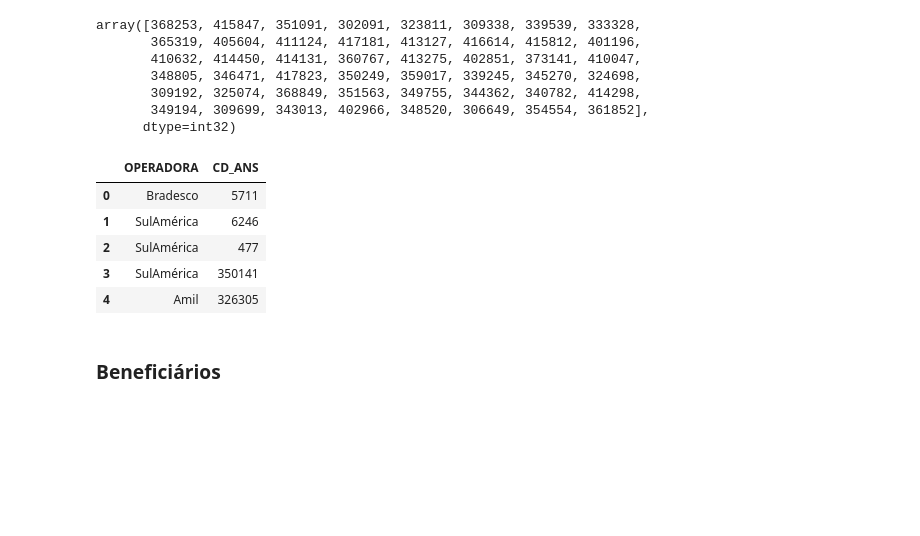
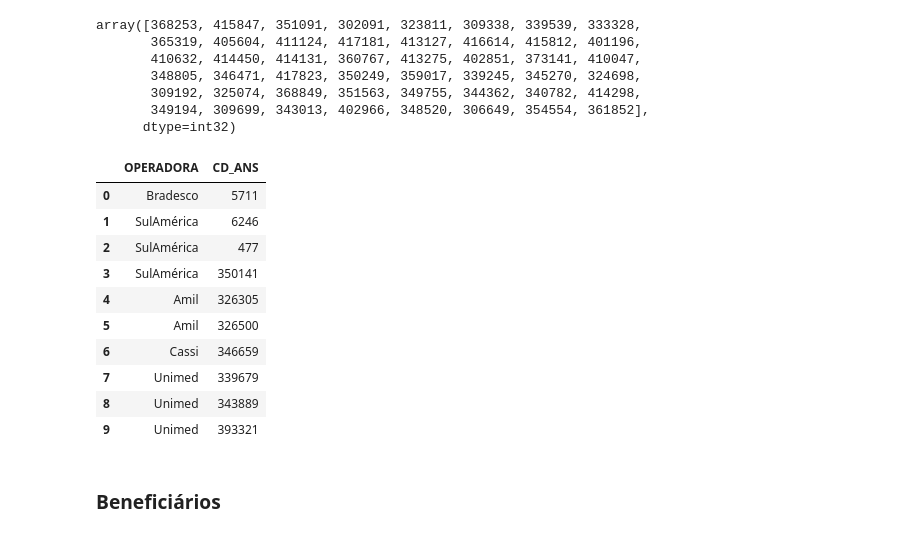
Before and after one commit to ianaraujo/ipcap-hapvida, a Jupyter notebook: beneficiarios.ipynb, the cells around one changed output. Saved outputs shown, nothing was run; the diff lists cells and outputs as text; code cells hidden in the pictures; blank space fills up the shorter version.

```diff
--- a/beneficiarios.ipynb
+++ b/beneficiarios.ipynb
@@ -87,18 +105,23 @@ unimed = [339679, 343889, 393321, 701, 352501]
 # %%
 ans_codes = {'Bradesco': bradesco, 'SulAmérica': sulamerica, 'Amil': amil, 'Cassi': cassi, 'Unimed': unimed, 'Hapvida': hapvida_codes, 'Intermédica': intermedica_codes}
 
 df_codes = pd.DataFrame(list(ans_codes.items()), columns=['OPERADORA', 'CD_ANS'])
 
 df_codes = df_codes.explode('CD_ANS').reset_index(drop=True)
 
-df_codes.head()
+df_codes.head(10)
 # %% [output]
 |  | OPERADORA | CD_ANS |
 | 0 | Bradesco | 5711 |
 | 1 | SulAmérica | 6246 |
 | 2 | SulAmérica | 477 |
 | 3 | SulAmérica | 350141 |
 | 4 | Amil | 326305 |
+| 5 | Amil | 326500 |
+| 6 | Cassi | 346659 |
+| 7 | Unimed | 339679 |
+| 8 | Unimed | 343889 |
+| 9 | Unimed | 393321 |
 # %%
 df_codes.to_csv('data/dados_agregados/codigo_ans.csv', index=False)
 # %% [markdown]
```
Also changed, not shown: parts of 17 cells of this notebook, 1 other file.
